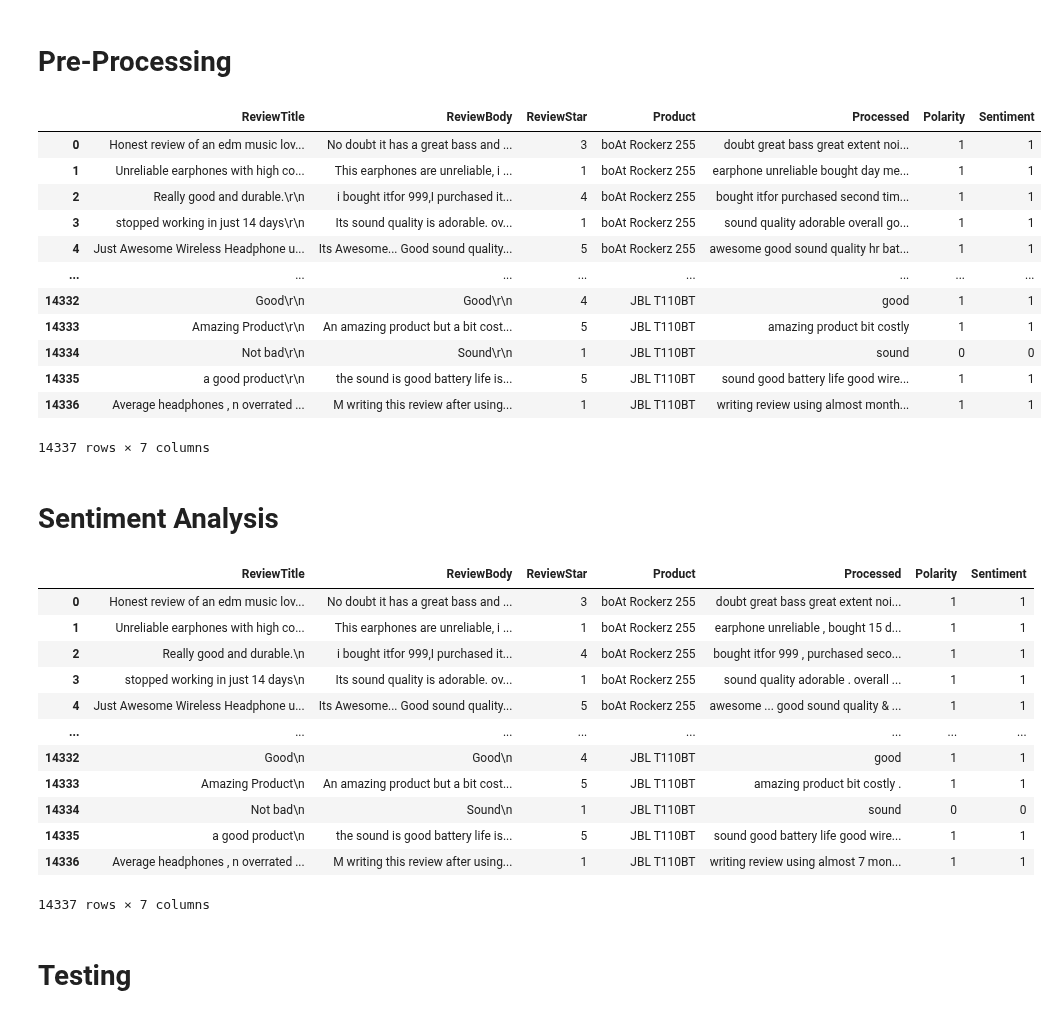
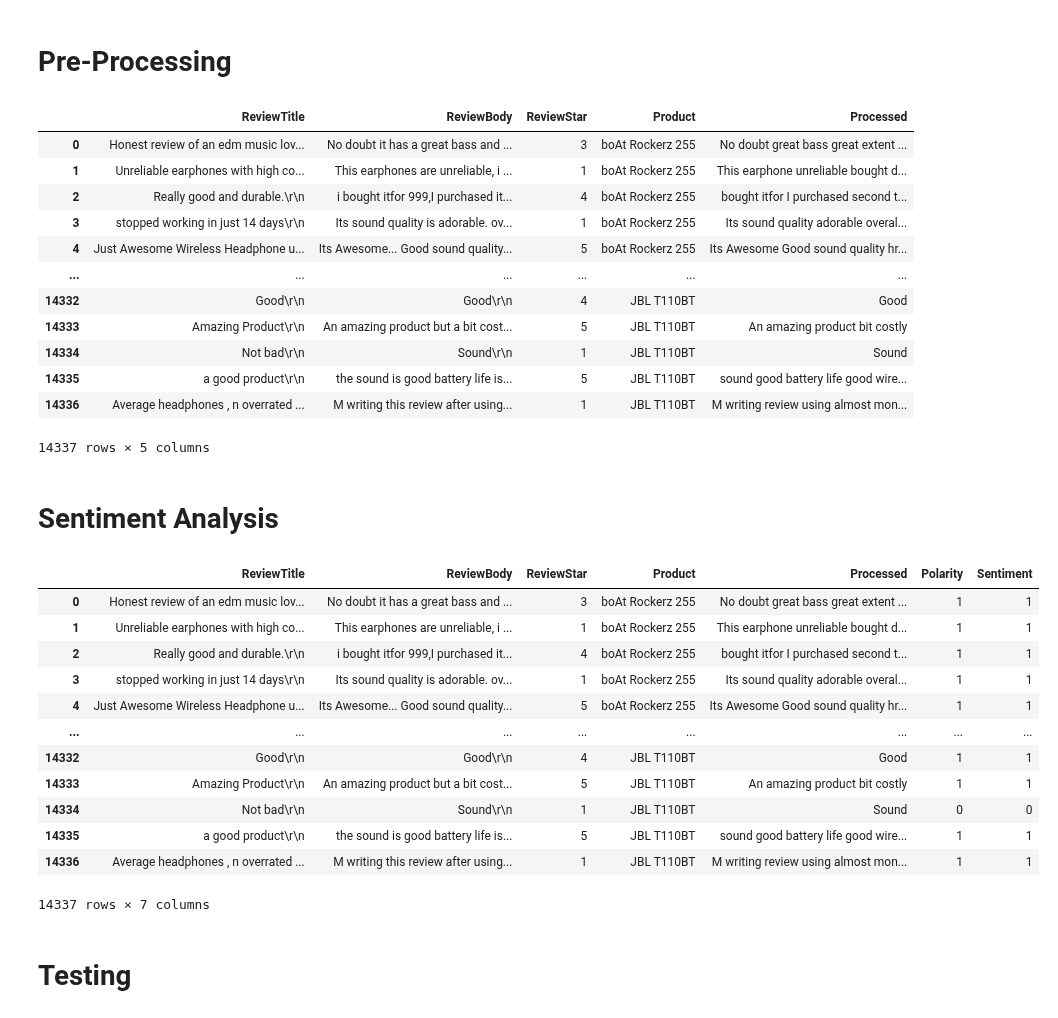
Before and after one commit to jeromechinjs/NLP-Assignment, a Jupyter notebook: AI-Assignment-NLP.ipynb, the cells around one changed output. Drawn from its saved outputs; the diff is of its cells as text; code cells hidden in the pictures.

```diff
--- a/AI-Assignment-NLP.ipynb
+++ b/AI-Assignment-NLP.ipynb
@@ -138,44 +130,46 @@ plt.show() # show bar chart
 # %%
 # create pre processing function
 def preprocess_data(text):
+  # convert text to lowercase
+  text.lower()
 
   # tokenize the text (and make it lowercase)
-  tokens = word_tokenize(text.lower())
+  tokens = word_tokenize(text)
 
   # remove stop words
   filtered_tokens = [token for token in tokens if token not in stopwords.words('english') and token.isalpha()] # check for stopwords, only alphabets accepted
 
   # lemmatize the tokens
   lemmatizer = WordNetLemmatizer() # initialize WordNetLemmatizer()
   lemmatized_tokens = [lemmatizer.lemmatize(token) for token in filtered_tokens]
 
   #Join the tokens back into a string
   processed_text = ' '.join(lemmatized_tokens)
 
   return processed_text
 
 # remove blank rows from data
 data['ReviewBody'].dropna(inplace=True)
 data['ReviewBody'] = data['ReviewBody'].astype(str) # convert data to 'string' data type
 
 # Preprocess_data
 # create a column called 'tokenized'
 data['Processed'] = data.apply(lambda x: preprocess_data(x['ReviewBody']), axis=1) # applying the preprocess_data function to the 'COMMENTS' column of  the DataFrame
 data # display resulting table
 # %% [output]
-|  | ReviewTitle | ReviewBody | ReviewStar | Product | Processed | Polarity | Sentiment |
-| 0 | Honest review of an edm music lov... | No doubt it has a great bass and ... | 3 | boAt Rockerz 255 | doubt great bass great extent noi... | 1 | 1 |
-| 1 | Unreliable earphones with high co... | This earphones are unreliable, i ... | 1 | boAt Rockerz 255 | earphone unreliable bought day me... | 1 | 1 |
-| 2 | Really good and durable.\r\n | i bought itfor 999,I purchased it... | 4 | boAt Rockerz 255 | bought itfor purchased second tim... | 1 | 1 |
-| 3 | stopped working in just 14 days\r\n | Its sound quality is adorable. ov... | 1 | boAt Rockerz 255 | sound quality adorable overall go... | 1 | 1 |
-| 4 | Just Awesome Wireless Headphone u... | Its Awesome... Good sound quality... | 5 | boAt Rockerz 255 | awesome good sound quality hr bat... | 1 | 1 |
-| ... | ... | ... | ... | ... | ... | ... | ... |
-| 14332 | Good\r\n | Good\r\n | 4 | JBL T110BT | good | 1 | 1 |
-| 14333 | Amazing Product\r\n | An amazing product but a bit cost... | 5 | JBL T110BT | amazing product bit costly | 1 | 1 |
-| 14334 | Not bad\r\n | Sound\r\n | 1 | JBL T110BT | sound | 0 | 0 |
-| 14335 | a good product\r\n | the sound is good battery life is... | 5 | JBL T110BT | sound good battery life good wire... | 1 | 1 |
-| 14336 | Average headphones , n overrated ... | M writing this review after using... | 1 | JBL T110BT | writing review using almost month... | 1 | 1 |
+|  | ReviewTitle | ReviewBody | ReviewStar | Product | Processed |
+| 0 | Honest review of an edm music lov... | No doubt it has a great bass and ... | 3 | boAt Rockerz 255 | No doubt great bass great extent ... |
+| 1 | Unreliable earphones with high co... | This earphones are unreliable, i ... | 1 | boAt Rockerz 255 | This earphone unreliable bought d... |
+| 2 | Really good and durable.\r\n | i bought itfor 999,I purchased it... | 4 | boAt Rockerz 255 | bought itfor I purchased second t... |
+| 3 | stopped working in just 14 days\r\n | Its sound quality is adorable. ov... | 1 | boAt Rockerz 255 | Its sound quality adorable overal... |
+| 4 | Just Awesome Wireless Headphone u... | Its Awesome... Good sound quality... | 5 | boAt Rockerz 255 | Its Awesome Good sound quality hr... |
+| ... | ... | ... | ... | ... | ... |
+| 14332 | Good\r\n | Good\r\n | 4 | JBL T110BT | Good |
+| 14333 | Amazing Product\r\n | An amazing product but a bit cost... | 5 | JBL T110BT | An amazing product bit costly |
+| 14334 | Not bad\r\n | Sound\r\n | 1 | JBL T110BT | Sound |
+| 14335 | a good product\r\n | the sound is good battery life is... | 5 | JBL T110BT | sound good battery life good wire... |
+| 14336 | Average headphones , n overrated ... | M writing this review after using... | 1 | JBL T110BT | M writing review using almost mon... |
-14337 rows × 7 columns
+14337 rows × 5 columns
 # %% [markdown]
 # Sentiment Analysis
 # %%
@@ -184,6 +178,26 @@ analyzer = SentimentIntensityAnalyzer()
 
 # create get_positive_score function
 def get_positive_score(text):
+    # take text string as input, get sentiment scores pos/neg/neutral (dictionary data type {key:value}) using polarity_scores method
+    # polarity score includes score for pos, neg, and neutral (assign sentiment value depending on whether positive score is +ve or - ve, values above 0 classified positive)
+
+    scores = analyzer.polarity_scores(text) # sentiment scores (pos, neg, neutral) parse as dictionary type into scores (accessed later as scores[key])
+    positive_score = scores['pos'] # ceil() rounds score to the next greater nearest integer. E.g 0.201 round to 1, -0.2 round to 0
+
+    return positive_score
+
+# create get_negative_score function
+def get_negative_score(text):
+    # take text string as input, get sentiment scores pos/neg/neutral (dictionary data type {key:value}) using polarity_scores method
+    # polarity score includes score for pos, neg, and neutral (assign sentiment value depending on whether positive score is +ve or - ve, values above 0 classified positive)
+
+    scores = analyzer.polarity_scores(text) # sentiment scores (pos, neg, neutral) parse as dictionary type into scores (accessed later as scores[key])
+    negative_score = scores['neg'] # ceil() rounds score to the next greater nearest integer. E.g 0.201 round to 1, -0.2 round to 0
+
+    return negative_score
+
+# create get_polarity function
+def get_polarity(text):
     # take text string as input, get sentiment scores pos/neg/neutral (dictionary data type {key:value}) using polarity_scores method
     # polarity score includes score for pos, neg, and neutral (assign sentiment value depending on whether positive score is +ve or - ve, values above 0 classified positive)
 
@@ -201,7 +215,7 @@ def get_sentiment(text):
     return sentiment
 
  # create new column called 'Positive' and apply get_sentiment function
-data['Polarity'] = data['ReviewBody'].apply(get_positive_score)
+data['Polarity'] = data['ReviewBody'].apply(get_polarity)
 
 # create new column called 'sentiment' and apply get_sentiment function
 data['Sentiment'] = data['ReviewBody'].apply(get_sentiment) # applying the get_sentiment function to each value in the 'COMMENTS' column (row by row)
@@ -210,17 +224,17 @@ data['Sentiment'] = data['ReviewBody'].apply(get_sentiment) # applying the get_s
 data # display table
 # %% [output]
 |  | ReviewTitle | ReviewBody | ReviewStar | Product | Processed | Polarity | Sentiment |
-| 0 | Honest review of an edm music lov... | No doubt it has a great bass and ... | 3 | boAt Rockerz 255 | doubt great bass great extent noi... | 1 | 1 |
-| 1 | Unreliable earphones with high co... | This earphones are unreliable, i ... | 1 | boAt Rockerz 255 | earphone unreliable , bought 15 d... | 1 | 1 |
-| 2 | Really good and durable.\n | i bought itfor 999,I purchased it... | 4 | boAt Rockerz 255 | bought itfor 999 , purchased seco... | 1 | 1 |
-| 3 | stopped working in just 14 days\n | Its sound quality is adorable. ov... | 1 | boAt Rockerz 255 | sound quality adorable . overall ... | 1 | 1 |
-| 4 | Just Awesome Wireless Headphone u... | Its Awesome... Good sound quality... | 5 | boAt Rockerz 255 | awesome ... good sound quality & ... | 1 | 1 |
+| 0 | Honest review of an edm music lov... | No doubt it has a great bass and ... | 3 | boAt Rockerz 255 | No doubt great bass great extent ... | 1 | 1 |
+| 1 | Unreliable earphones with high co... | This earphones are unreliable, i ... | 1 | boAt Rockerz 255 | This earphone unreliable bought d... | 1 | 1 |
+| 2 | Really good and durable.\r\n | i bought itfor 999,I purchased it... | 4 | boAt Rockerz 255 | bought itfor I purchased second t... | 1 | 1 |
+| 3 | stopped working in just 14 days\r\n | Its sound quality is adorable. ov... | 1 | boAt Rockerz 255 | Its sound quality adorable overal... | 1 | 1 |
+| 4 | Just Awesome Wireless Headphone u... | Its Awesome... Good sound quality... | 5 | boAt Rockerz 255 | Its Awesome Good sound quality hr... | 1 | 1 |
 | ... | ... | ... | ... | ... | ... | ... | ... |
-| 14332 | Good\n | Good\n | 4 | JBL T110BT | good | 1 | 1 |
-| 14333 | Amazing Product\n | An amazing product but a bit cost... | 5 | JBL T110BT | amazing product bit costly . | 1 | 1 |
-| 14334 | Not bad\n | Sound\n | 1 | JBL T110BT | sound | 0 | 0 |
-| 14335 | a good product\n | the sound is good battery life is... | 5 | JBL T110BT | sound good battery life good wire... | 1 | 1 |
-| 14336 | Average headphones , n overrated ... | M writing this review after using... | 1 | JBL T110BT | writing review using almost 7 mon... | 1 | 1 |
+| 14332 | Good\r\n | Good\r\n | 4 | JBL T110BT | Good | 1 | 1 |
+| 14333 | Amazing Product\r\n | An amazing product but a bit cost... | 5 | JBL T110BT | An amazing product bit costly | 1 | 1 |
+| 14334 | Not bad\r\n | Sound\r\n | 1 | JBL T110BT | Sound | 0 | 0 |
+| 14335 | a good product\r\n | the sound is good battery life is... | 5 | JBL T110BT | sound good battery life good wire... | 1 | 1 |
+| 14336 | Average headphones , n overrated ... | M writing this review after using... | 1 | JBL T110BT | M writing review using almost mon... | 1 | 1 |
 14337 rows × 7 columns
 # %% [markdown]
 # Testing
```
Also changed, not shown: parts of 10 cells of this notebook, 1 other file.
